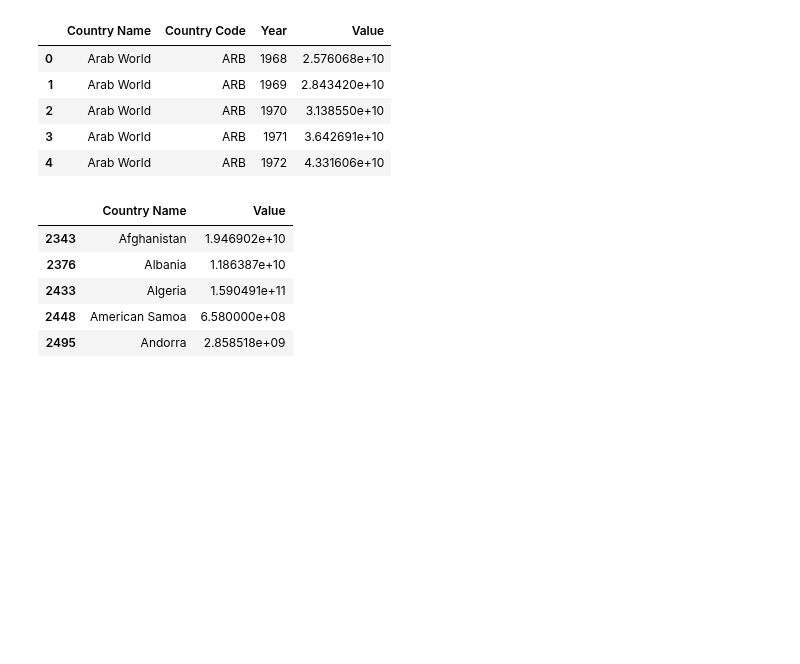
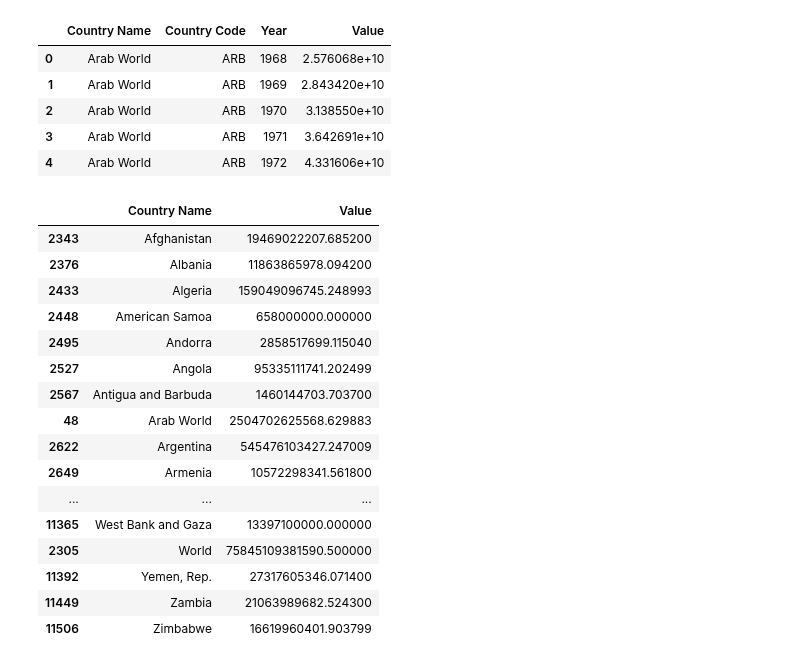
Before and after one commit to doublealogic/armageddon-neo-objects-space-junk, a Jupyter notebook: Data_Retrieval/space_track.ipynb, the cells around one changed output. Drawn from its saved outputs; the diff is of its cells as text; code cells hidden in the pictures; blank space fills up the shorter version.

```diff
--- a/Data_Retrieval/space_track.ipynb
+++ b/Data_Retrieval/space_track.ipynb
@@ -96,19 +79,32 @@ gdp_df.head()
 # %%
 country_name = gdp_df.loc[gdp_df["Year"]==2016]["Country Name"]
 value = gdp_df.loc[gdp_df["Year"]==2016]["Value"]
 #year = gdp_df["Year"]
 
 #current_gdp_df = gdp_df.groupby("Country Name")["Year"].max()
 cleaned_gdp_df = pd.DataFrame({"Country Name":country_name,
                                "Value":value})
 #cleaned_gdp_df.sort_values["Country Name"]
 sort_gdp = cleaned_gdp_df.sort_values(["Country Name"], ascending=True)
 
-sort_gdp.head()
+sorted_styled = sort_gdp.style.set_properties(**{'text-align': 'left'})
+sorted_styled.set_table_styles([dict(selector='th', props=[('text-align', 'left')])])
+sorted_styled
 # %% [output]
 |  | Country Name | Value |
-| 2343 | Afghanistan | 1.946902e+10 |
-| 2376 | Albania | 1.186387e+10 |
-| 2433 | Algeria | 1.590491e+11 |
-| 2448 | American Samoa | 6.580000e+08 |
-| 2495 | Andorra | 2.858518e+09 |
+| 2343 | Afghanistan | 19469022207.685200 |
+| 2376 | Albania | 11863865978.094200 |
+| 2433 | Algeria | 159049096745.248993 |
+| 2448 | American Samoa | 658000000.000000 |
+| 2495 | Andorra | 2858517699.115040 |
+| 2527 | Angola | 95335111741.202499 |
+| 2567 | Antigua and Barbuda | 1460144703.703700 |
+| 48 | Arab World | 2504702625568.629883 |
+| 2622 | Argentina | 545476103427.247009 |
+| 2649 | Armenia | 10572298341.561800 |
+| ... | ... | ... |
+| 11365 | West Bank and Gaza | 13397100000.000000 |
+| 2305 | World | 75845109381590.500000 |
+| 11392 | Yemen, Rep. | 27317605346.071400 |
+| 11449 | Zambia | 21063989682.524300 |
+| 11506 | Zimbabwe | 16619960401.903799 |
```
Also changed, not shown: parts of 2 cells of this notebook.
